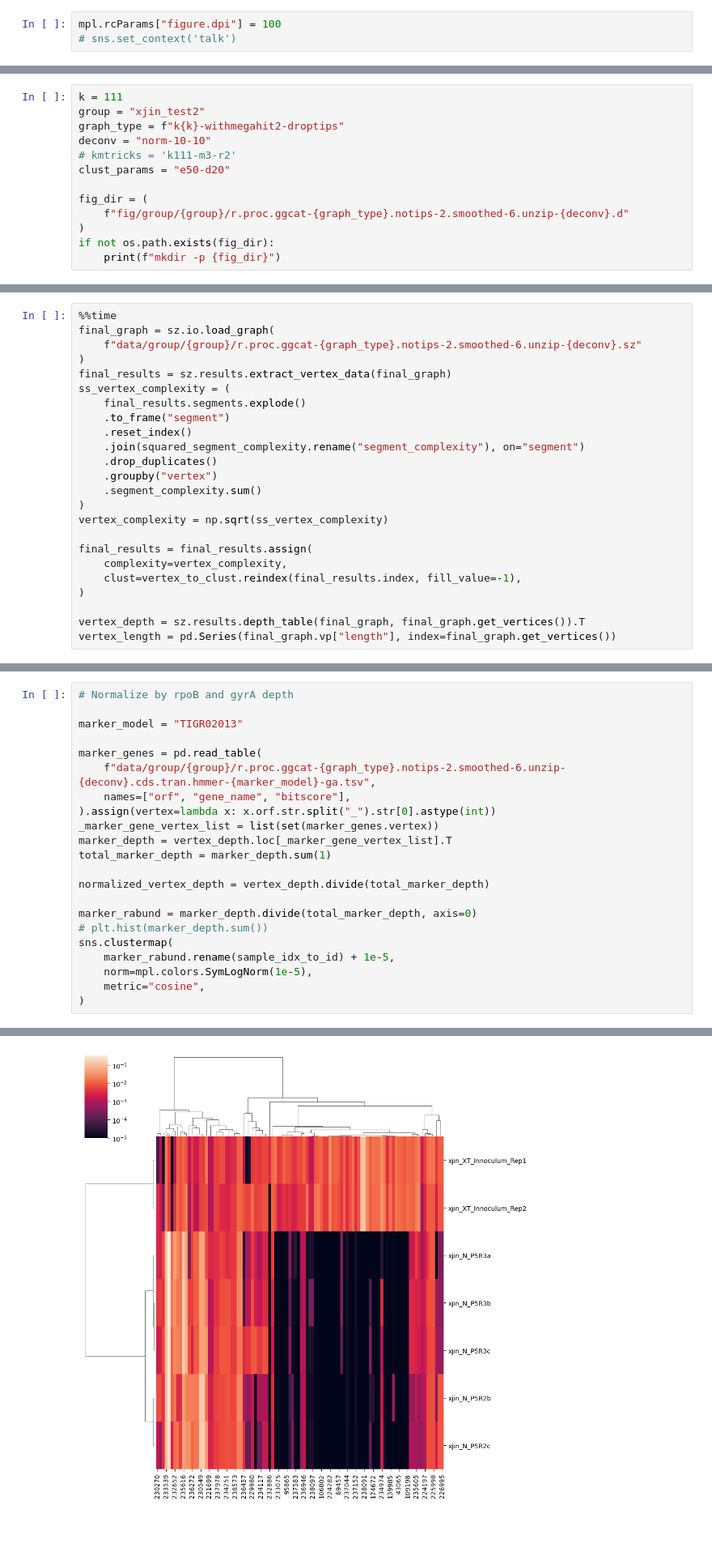
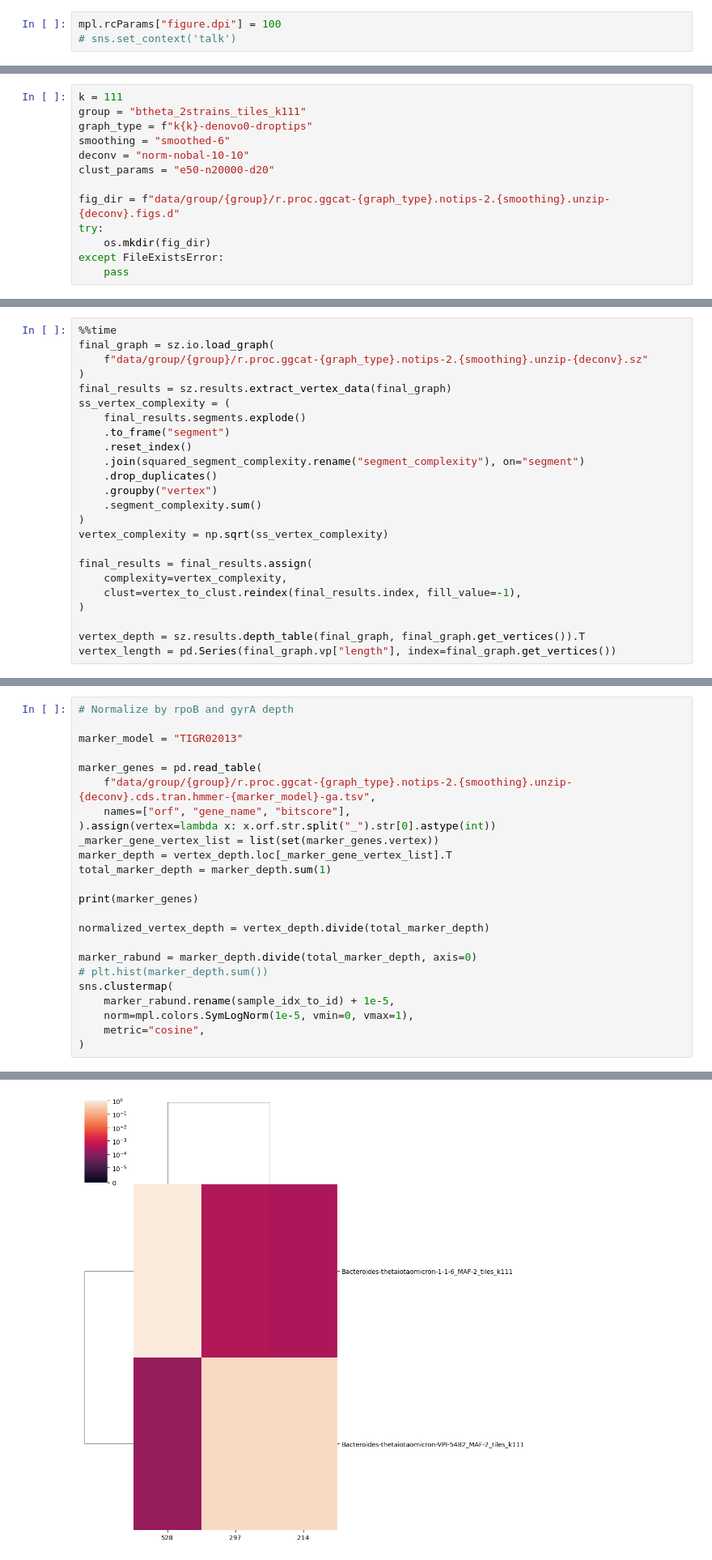
Before and after one commit to bsmith89/strain-aware-assembly, a Jupyter notebook: nb/explore_results.ipynb, the cells around one changed output, grey strips where cells are left out. Shown at 81% size. Drawn from its saved outputs; the diff is of its cells as text; blank space fills up the shorter version.

```diff
--- a/nb/explore_results.ipynb
+++ b/nb/explore_results.ipynb
@@ -50,13 +58,13 @@ draw_graphs = True
 # %%
 k = 111
-group = "xjin_test2"
-graph_type = f"k{k}-withmegahit2-droptips"
-deconv = "norm-10-10"
-# kmtricks = 'k111-m3-r2'
-clust_params = "e50-d20"
+group = "btheta_2strains_tiles_k111"
+graph_type = f"k{k}-denovo0-droptips"
+smoothing = "smoothed-6"
+deconv = "norm-nobal-10-10"
+clust_params = "e50-n20000-d20"
 
-fig_dir = (
-    f"fig/group/{group}/r.proc.ggcat-{graph_type}.notips-2.smoothed-6.unzip-{deconv}.d"
-)
-if not os.path.exists(fig_dir):
-    print(f"mkdir -p {fig_dir}")
+fig_dir = f"data/group/{group}/r.proc.ggcat-{graph_type}.notips-2.{smoothing}.unzip-{deconv}.figs.d"
+try:
+    os.mkdir(fig_dir)
+except FileExistsError:
+    pass
@@ -149,7 +180,7 @@ plt.yscale("log")
 # %%
 %%time
 final_graph = sz.io.load_graph(
-    f"data/group/{group}/r.proc.ggcat-{graph_type}.notips-2.smoothed-6.unzip-{deconv}.sz"
+    f"data/group/{group}/r.proc.ggcat-{graph_type}.notips-2.{smoothing}.unzip-{deconv}.sz"
 )
 final_results = sz.results.extract_vertex_data(final_graph)
 ss_vertex_complexity = (
@@ -179,12 +210,14 @@ Wall time: 3.74 s
 marker_model = "TIGR02013"
 
 marker_genes = pd.read_table(
-    f"data/group/{group}/r.proc.ggcat-{graph_type}.notips-2.smoothed-6.unzip-{deconv}.cds.tran.hmmer-{marker_model}-ga.tsv",
+    f"data/group/{group}/r.proc.ggcat-{graph_type}.notips-2.{smoothing}.unzip-{deconv}.cds.tran.hmmer-{marker_model}-ga.tsv",
     names=["orf", "gene_name", "bitscore"],
 ).assign(vertex=lambda x: x.orf.str.split("_").str[0].astype(int))
 _marker_gene_vertex_list = list(set(marker_genes.vertex))
 marker_depth = vertex_depth.loc[_marker_gene_vertex_list].T
 total_marker_depth = marker_depth.sum(1)
+
+print(marker_genes)
 
 normalized_vertex_depth = vertex_depth.divide(total_marker_depth)
 
@@ -192,7 +225,7 @@ marker_rabund = marker_depth.divide(total_marker_depth, axis=0)
 # plt.hist(marker_depth.sum())
 sns.clustermap(
     marker_rabund.rename(sample_idx_to_id) + 1e-5,
-    norm=mpl.colors.SymLogNorm(1e-5),
+    norm=mpl.colors.SymLogNorm(1e-5, vmin=0, vmax=1),
     metric="cosine",
 )
 # %% [output]
@@ -200,4 +237,4 @@ sns.clustermap(
-[figure, old version]
+[figure, new version]
 # %% [raw]
 # NOTE: Based on xjin samples
 
```
Also changed, not shown: parts of 118 cells of this notebook, 15 other files.
